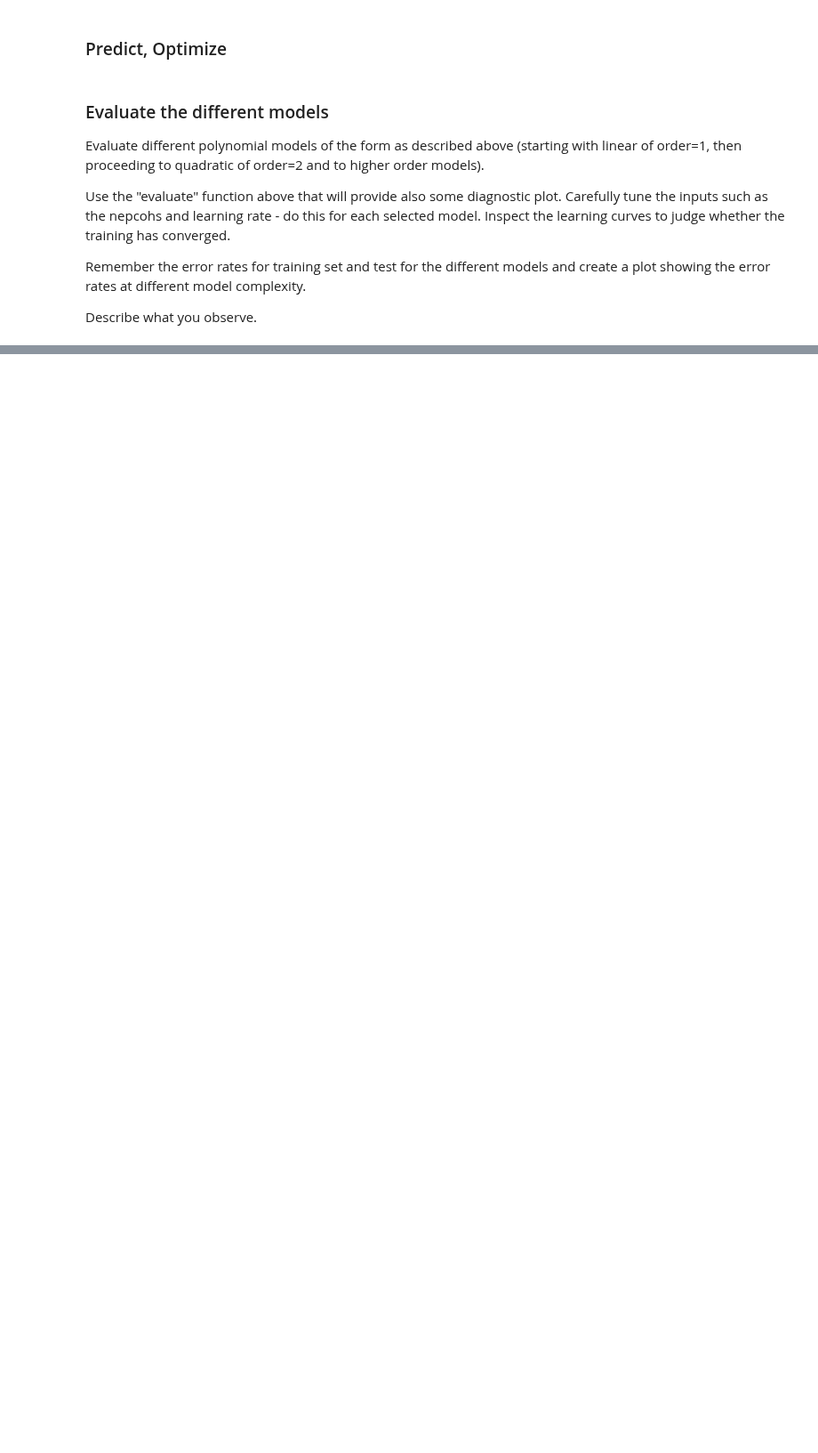
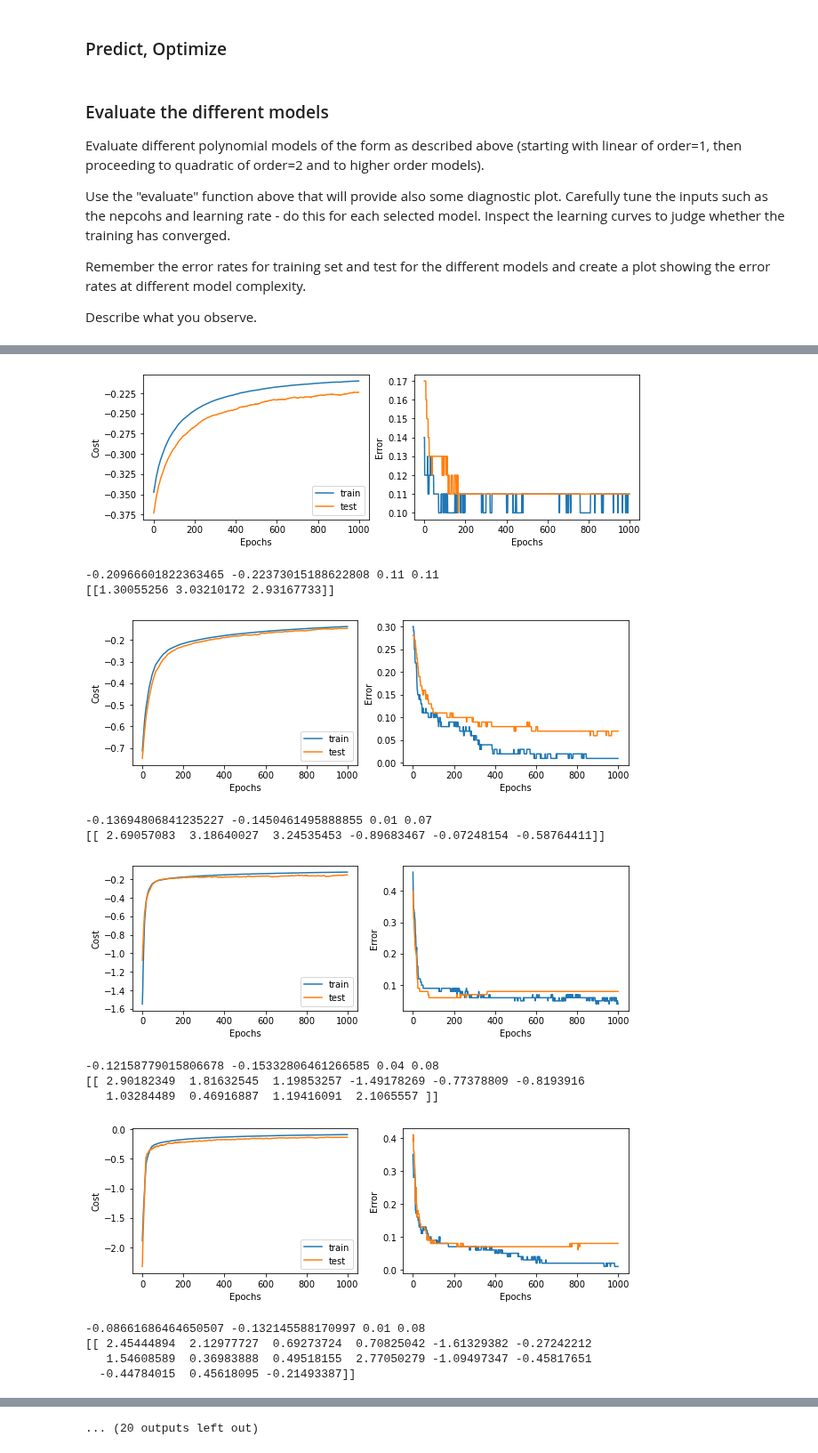
Before and after one commit to FabianGroeger96/mse-deep-learning, a Jupyter notebook: SW04/overfitting_stud.ipynb, the cells around one changed output, grey strips where cells are left out. Shown at 89% size. Cells and saved outputs as stored; diff of their text form; code cells hidden in the pictures; blank space fills up the shorter version.

```diff
--- a/SW04/overfitting_stud.ipynb
+++ b/SW04/overfitting_stud.ipynb
@@ -358,0 +377,29 @@ nan nan 0.12 0.11
+# %%
+pol_degrees = [1, 2, 3, 4, 5, 6, 7, 8, 9, 10, 11, 12, 13, 14, 15]
+train_errors = []
+test_errors = []
+
+for i in pol_degrees:
+    traincost1, testcost1, trainerror1, testerror1, W1 = evaluate(x_train,y_train,x_test,y_test,i, nepochs, learningrate)
+    train_errors.append(trainerror1)
+    test_errors.append(testerror1)
+
+plt.plot(pol_degrees, train_errors, label="Train error")
+plt.plot(pol_degrees, test_errors, label="Test error")
+plt.legend()
+# %% [output]
+[figure, added]
+-0.20966601822363465 -0.22373015188622808 0.11 0.11
+[[1.30055256 3.03210172 2.93167733]]
+[figure, added]
+-0.13694806841235227 -0.1450461495888855 0.01 0.07
+[[ 2.69057083  3.18640027  3.24535453 -0.89683467 -0.07248154 -0.58764411]]
+[figure, added]
+-0.12158779015806678 -0.15332806461266585 0.04 0.08
+[[ 2.90182349  1.81632545  1.19853257 -1.49178269 -0.77378809 -0.8193916
+   1.03284489  0.46916887  1.19416091  2.1065557 ]]
+[figure, added]
+-0.08661686464650507 -0.132145588170997 0.01 0.08
+[[ 2.45444894  2.12977727  0.69273724  0.70825042 -1.61329382 -0.27242212
+   1.54608589  0.36983888  0.49518155  2.77050279 -1.09497347 -0.45817651
+  -0.44784015  0.45618095 -0.21493387]]
@@ -358,0 +419 @@ nan nan 0.12 0.11
+... (20 outputs left out)
```
Also changed, not shown: parts of 7 cells of this notebook, 1 other file.
